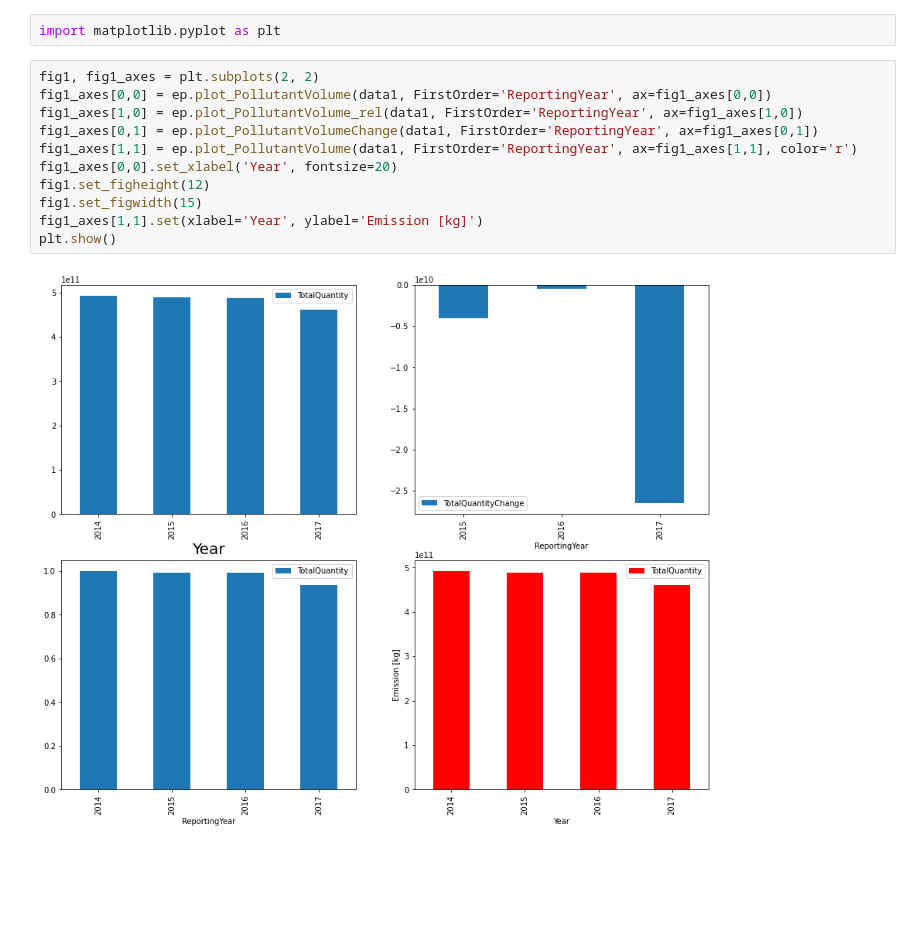
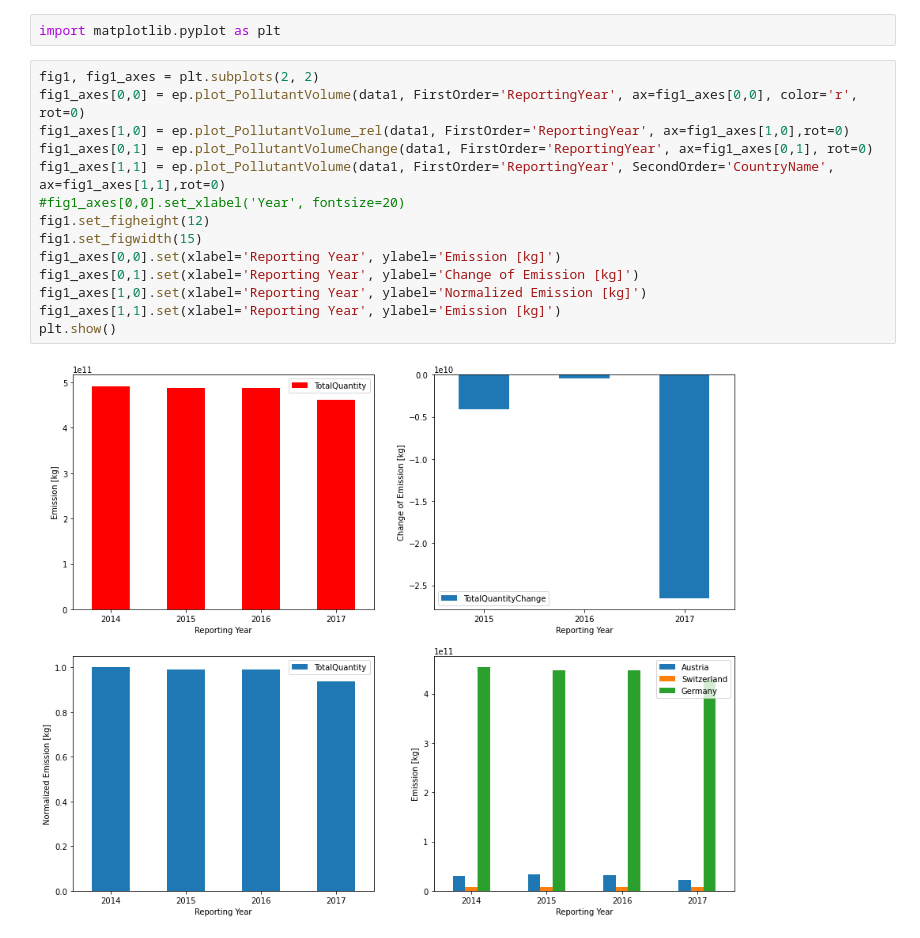
Before and after one commit to ElsevierSoftwareX/SOFTX-D-21-00134, a Jupyter notebook: docs/source/notebooks/Tutorial_2_Visualize_Data.ipynb, the cells around one changed output. Cells and saved outputs as stored; diff of their text form; blank space fills up the shorter version.

```diff
--- a/docs/source/notebooks/Tutorial_2_Visualize_Data.ipynb
+++ b/docs/source/notebooks/Tutorial_2_Visualize_Data.ipynb
@@ -46,14 +46,17 @@ ep.plot_PollutantVolume_rel(data3, FirstOrder='PollutantName', SecondOrder='Repo
 import matplotlib.pyplot as plt
 # %%
 fig1, fig1_axes = plt.subplots(2, 2)
-fig1_axes[0,0] = ep.plot_PollutantVolume(data1, FirstOrder='ReportingYear', ax=fig1_axes[0,0])
-fig1_axes[1,0] = ep.plot_PollutantVolume_rel(data1, FirstOrder='ReportingYear', ax=fig1_axes[1,0])
-fig1_axes[0,1] = ep.plot_PollutantVolumeChange(data1, FirstOrder='ReportingYear', ax=fig1_axes[0,1])
-fig1_axes[1,1] = ep.plot_PollutantVolume(data1, FirstOrder='ReportingYear', ax=fig1_axes[1,1], color='r')
-fig1_axes[0,0].set_xlabel('Year', fontsize=20)
+fig1_axes[0,0] = ep.plot_PollutantVolume(data1, FirstOrder='ReportingYear', ax=fig1_axes[0,0], color='r', rot=0)
+fig1_axes[1,0] = ep.plot_PollutantVolume_rel(data1, FirstOrder='ReportingYear', ax=fig1_axes[1,0],rot=0)
+fig1_axes[0,1] = ep.plot_PollutantVolumeChange(data1, FirstOrder='ReportingYear', ax=fig1_axes[0,1], rot=0)
+fig1_axes[1,1] = ep.plot_PollutantVolume(data1, FirstOrder='ReportingYear', SecondOrder='CountryName', ax=fig1_axes[1,1],rot=0)
+#fig1_axes[0,0].set_xlabel('Year', fontsize=20)
 fig1.set_figheight(12)
 fig1.set_figwidth(15)
-fig1_axes[1,1].set(xlabel='Year', ylabel='Emission [kg]')
+fig1_axes[0,0].set(xlabel='Reporting Year', ylabel='Emission [kg]')
+fig1_axes[0,1].set(xlabel='Reporting Year', ylabel='Change of Emission [kg]')
+fig1_axes[1,0].set(xlabel='Reporting Year', ylabel='Normalized Emission [kg]')
+fig1_axes[1,1].set(xlabel='Reporting Year', ylabel='Emission [kg]')
 plt.show()
 # %% [output]
-[figure, old version]
+[figure, new version]
```
Also changed, not shown: 6 other files.
